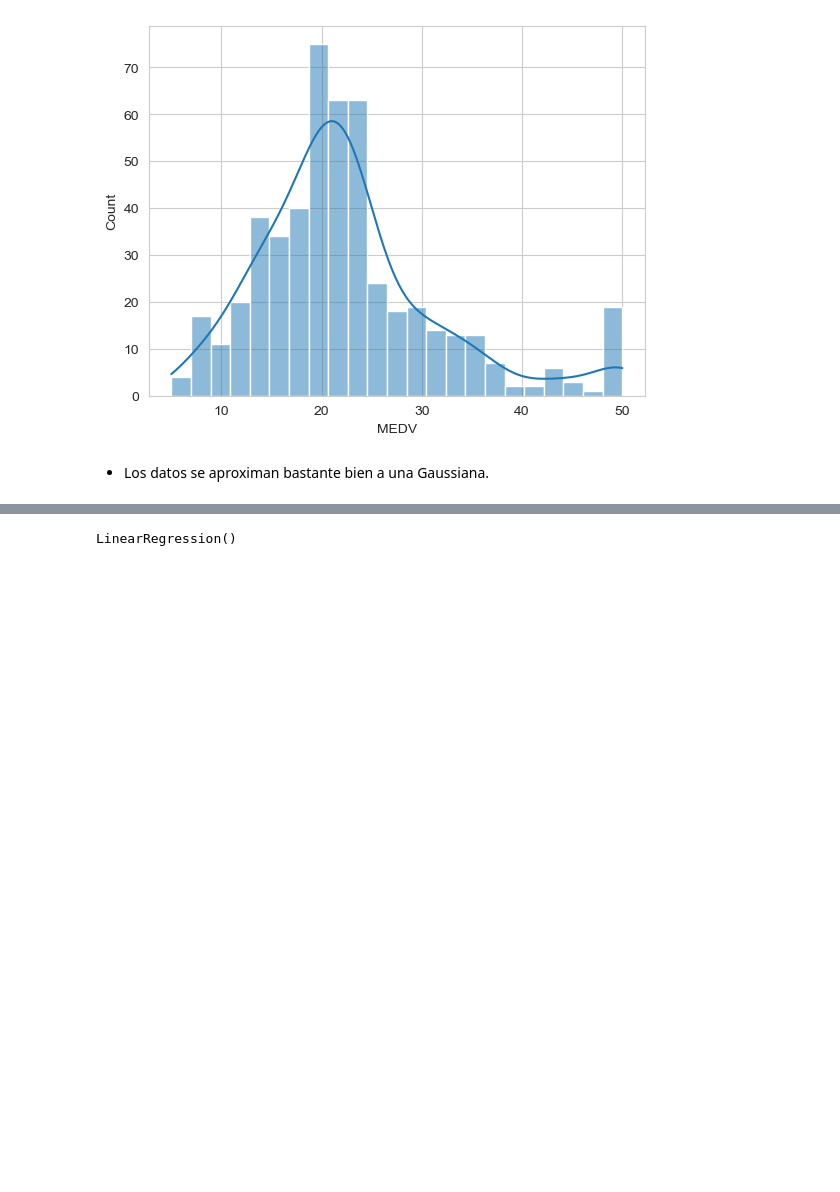
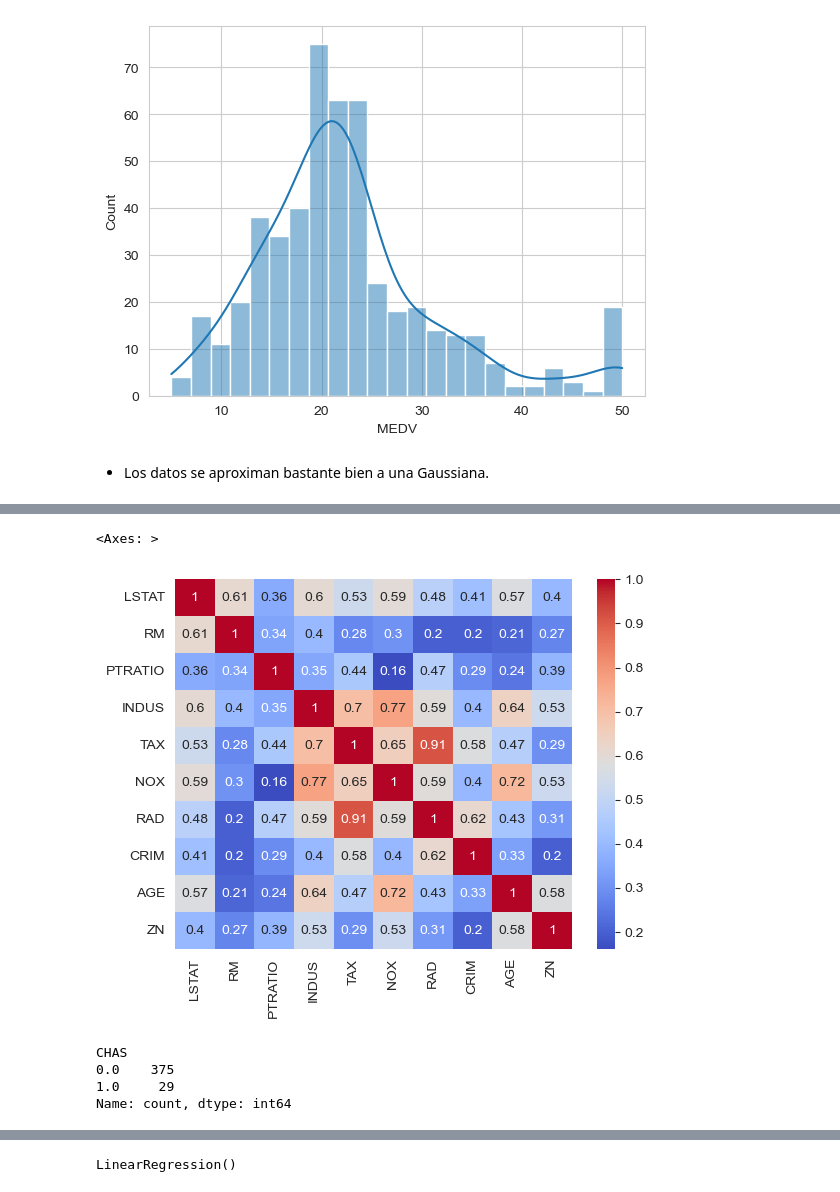
Before and after one commit to CanaryBrianArmas/ONLINE_DS_THEBRIDGE_-Ejercicios-a-corregir, a Jupyter notebook: Sprint_10/Unidad_1/18_Practica_Obligatoria_Regresion_Lineal_y_Regularización.ipynb, the cells around one changed output, grey strips where cells are left out. Cells and saved outputs as stored; diff of their text form; code cells hidden in the pictures; blank space fills up the shorter version.

```diff
--- a/Sprint_10/Unidad_1/18_Practica_Obligatoria_Regresion_Lineal_y_Regularización.ipynb
+++ b/Sprint_10/Unidad_1/18_Practica_Obligatoria_Regresion_Lineal_y_Regularización.ipynb
@@ -160,3 +169,6 @@ Features seleccionadas: ['RM', 'ZN', 'DIS', 'CHAS', 'AGE', 'CRIM', 'RAD', 'NOX',
-# %%
-X_train = X_train[selected_features]
-X_test = X_test[selected_features]
+# %%
+# Mostramos otra matriz de correlación para ver la colinealidad entre las variables seleccionadas
+sns.heatmap(X_train[numeric_features].corr().abs(), annot = True, cmap = "coolwarm")
+# %% [output]
+<Axes: >
+[figure, added]
@@ -162,0 +178,7 @@ X_test = X_test[selected_features]
+# %%
+X_train["CHAS"].value_counts()
+# %% [output]
+CHAS
+0.0    375
+1.0     29
+Name: count, dtype: int64
```
Also changed, not shown: parts of 24 cells of this notebook.
